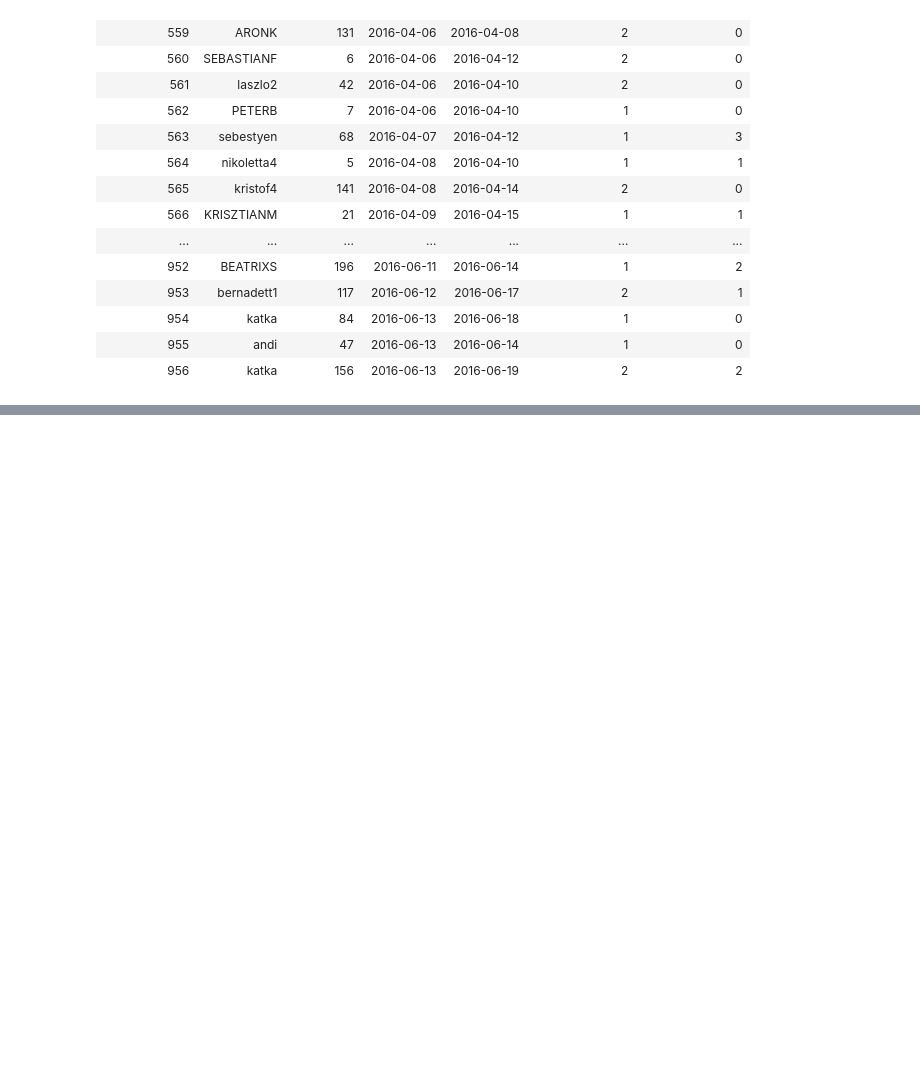
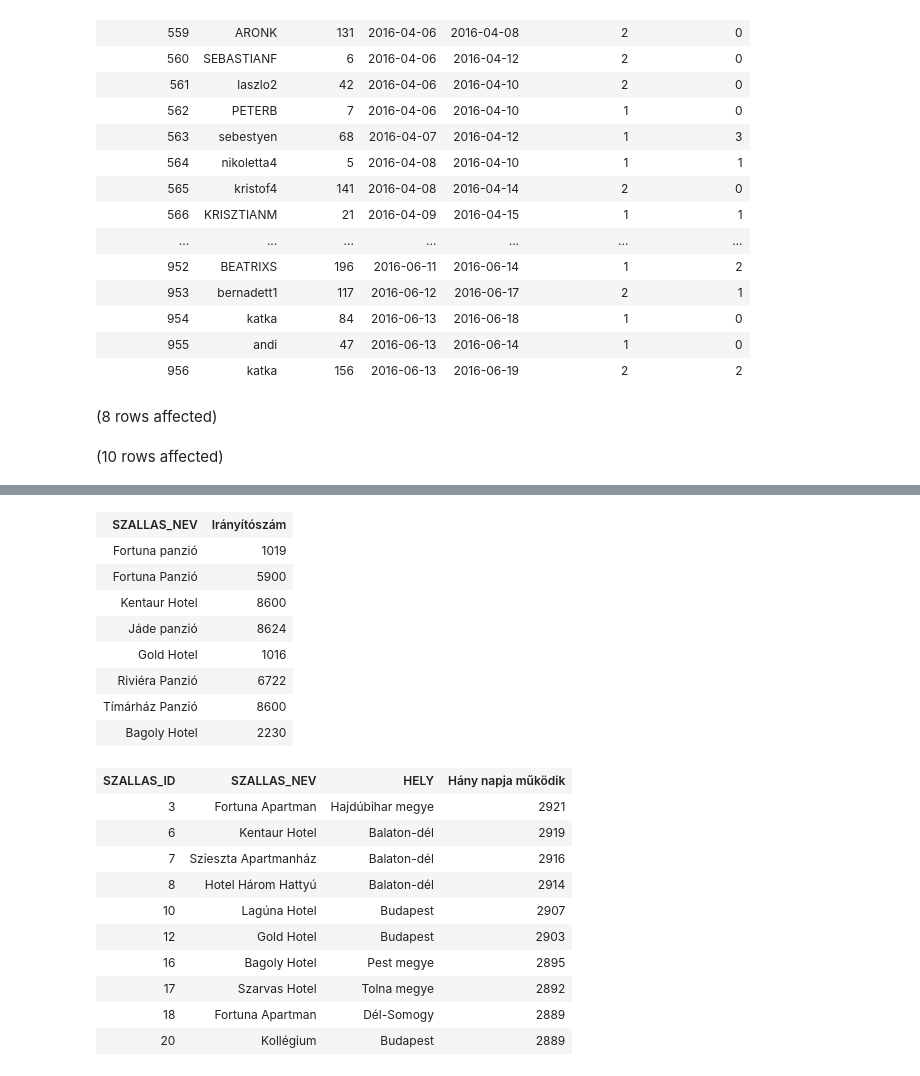
Before and after one commit to AbelKornel/adatbazisok, a Jupyter notebook: gyakorló.ipynb, the cells around one changed output, grey strips where cells are left out. Cells and saved outputs as stored; diff of their text form; code cells hidden in the pictures; blank space fills up the shorter version.

```diff
--- a/gyakorló.ipynb
+++ b/gyakorló.ipynb
@@ -54,3 +54,16 @@ Total execution time: 00:00:00.041
 | 954 | katka | 84 | 2016-06-13 | 2016-06-18 | 1 | 0 |
 | 955 | andi | 47 | 2016-06-13 | 2016-06-14 | 1 | 0 |
 | 956 | katka | 156 | 2016-06-13 | 2016-06-19 | 2 | 2 |
+# %%
+SELECT SZALLAS_NEV,
+        LEFT(CIM,4) as Irányítószám
+FROM Szallashely
+WHERE CSILLAGOK_SZAMA = 3
+
+SELECT SZALLAS_ID, SZALLAS_NEV, HELY,
+        DATEDIFF(day, ROGZ_IDO, GETDATE()) AS 'Hány napja működik'
+FROM Szallashely
+WHERE TIPUS NOT LIKE 'panzió' AND TIPUS NOT LIKE 'vendégház'
+# %% [output]
+(8 rows affected)
+(10 rows affected)
@@ -56,0 +71,20 @@ Total execution time: 00:00:00.041
+| SZALLAS_NEV | Irányítószám |
+| Fortuna panzió | 1019 |
+| Fortuna Panzió | 5900 |
+| Kentaur Hotel | 8600 |
+| Jáde panzió | 8624 |
+| Gold Hotel | 1016 |
+| Riviéra Panzió | 6722 |
+| Tímárház Panzió | 8600 |
+| Bagoly Hotel | 2230 |
+| SZALLAS_ID | SZALLAS_NEV | HELY | Hány napja működik |
+| 3 | Fortuna Apartman | Hajdúbihar megye | 2921 |
+| 6 | Kentaur Hotel | Balaton-dél | 2919 |
+| 7 | Szieszta Apartmanház | Balaton-dél | 2916 |
+| 8 | Hotel Három Hattyú | Balaton-dél | 2914 |
+| 10 | Lagúna Hotel | Budapest | 2907 |
+| 12 | Gold Hotel | Budapest | 2903 |
+| 16 | Bagoly Hotel | Pest megye | 2895 |
+| 17 | Szarvas Hotel | Tolna megye | 2892 |
+| 18 | Fortuna Apartman | Dél-Somogy | 2889 |
+| 20 | Kollégium | Budapest | 2889 |
```
Also changed, not shown: parts of 1 cell of this notebook, 1 other file.
